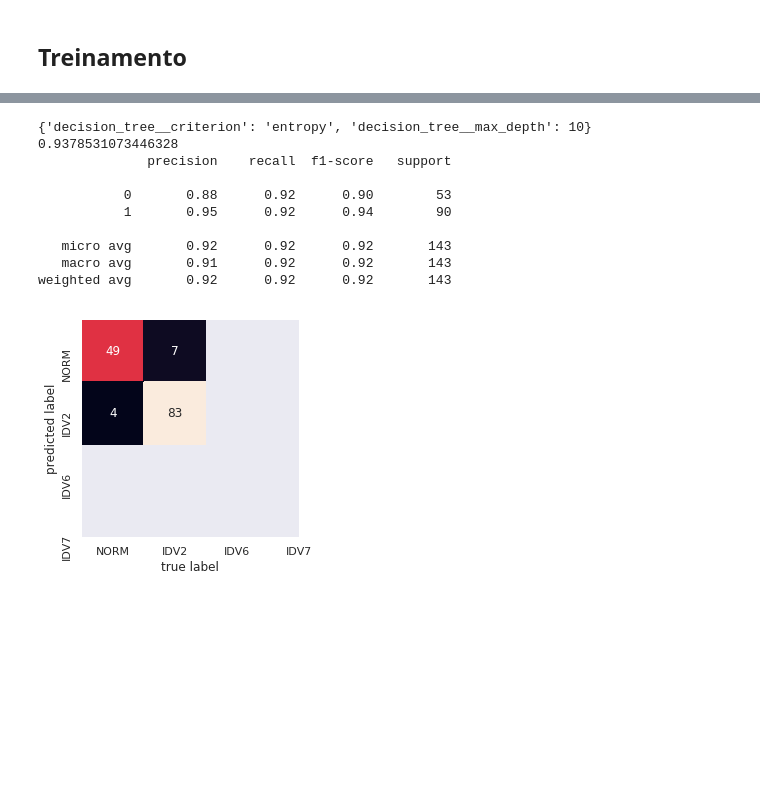
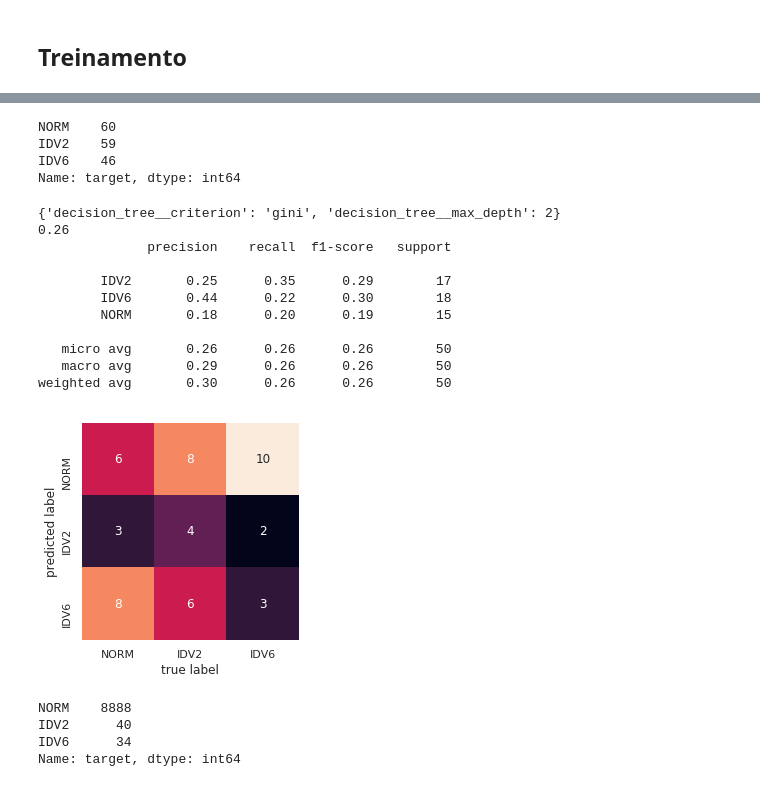
Before and after one commit to ruteee/process-state-decision, a Jupyter notebook: Trabalho Árvores de Decisão.ipynb, the cells around one changed output, grey strips where cells are left out. Drawn from its saved outputs; the diff is of its cells as text; code cells hidden in the pictures; blank space fills up the shorter version.

Commit message:
Implementtin of method to construct dataset with slopes of samples of process curve. Usage of heart dataset

```diff
--- a/Trabalho Árvores de Decisão.ipynb
+++ b/Trabalho Árvores de Decisão.ipynb
@@ -25,0 +33,8 @@ from sklearn import datasets
+# %%
+data = pd.read_csv("slopes_hour.csv", index_col=0)
+data['target'] = "NORM"
+data.loc[(data['target'].index >= 74.8) & (data['target'].index <= 94.42), 'target'] = "IDV2"
+data.loc[(data['target'].index >= 138.38) & (data['target'].index <= 142.03), 'target'] = "IDV7"
+data.loc[(data['target'].index >= 196.93) & (data['target'].index <= 212.06), 'target'] = "IDV6"
+# %%
+data.drop(data[data['target'] == "IDV7"].index, inplace=True)
@@ -25,0 +50,6 @@ from sklearn import datasets
+# %%
+data_norm = data[data['target'] == "NORM"]
+data_balanced = data_norm.sample(n=60)
+data_balanced = data_balanced.append(data[data['target'] == "IDV6"])
+data_balanced = data_balanced.append(data[data['target'] == "IDV2"])
+data_balanced
@@ -26,7 +77,16 @@ from sklearn import datasets
+# %%
+data_balanced['target'].value_counts()
+# %% [output]
+NORM    60
+IDV2    59
+IDV6    46
+Name: target, dtype: int64
+# %%
+X_train, X_test, y_train, y_test = train_test_split(data_balanced[data_balanced.columns[0:-1]], data_balanced['target'], test_size=0.3, train_size=0.7)
 # %%
 # Load data
-data = datasets.load_breast_cancer()
-target_names = ['NORM', 'IDV2', 'IDV6', 'IDV7']
+#data = datasets.load_breast_cancer()
+target_names = ['NORM', 'IDV2', 'IDV6']
 
 # Cross Validation
 model = DecisionTreeClassifier()
@@ -42,39 +102,47 @@ steps = [
 pipe = Pipeline(steps)
 
 pipe_params = {
 #     'slope__n': range(3, 21), # 2 < n <= 20, equivalente a 12 minutos
     'decision_tree__max_depth': range(1, 11),
     'decision_tree__criterion': ['gini', 'entropy']
 }
 
-grid_cv = GridSearchCV(pipe, param_grid=pipe_params, cv=10, scoring='f1')
+grid_cv = GridSearchCV(pipe, param_grid=pipe_params, cv=10)
 grid_cv.fit(X_train, y_train)
 best_params = grid_cv.best_params_
 y_pred = grid_cv.predict(X_test)
 
 print(grid_cv.best_params_)
 print(grid_cv.score(X_test, y_test))
 print(classification_report(y_test, y_pred))
 
 mat = confusion_matrix(y_test, y_pred)
 sns.heatmap(mat.T,
             square=True,
             annot=True,
             fmt='d',
             cbar=False,
             xticklabels=target_names,
             yticklabels=target_names)
 plt.xlabel('true label')
 plt.ylabel('predicted label');
 # %% [output]
-{'decision_tree__criterion': 'entropy', 'decision_tree__max_depth': 10}
-0.9378531073446328
+{'decision_tree__criterion': 'gini', 'decision_tree__max_depth': 2}
+0.26
               precision    recall  f1-score   support
 
-           0       0.88      0.92      0.90        53
-           1       0.95      0.92      0.94        90
+        IDV2       0.25      0.35      0.29        17
+        IDV6       0.44      0.22      0.30        18
+        NORM       0.18      0.20      0.19        15
 
-   micro avg       0.92      0.92      0.92       143
-   macro avg       0.91      0.92      0.92       143
-weighted avg       0.92      0.92      0.92       143
+   micro avg       0.26      0.26      0.26        50
+   macro avg       0.29      0.26      0.26        50
+weighted avg       0.30      0.26      0.26        50
-[figure, old version]
+[figure, new version]
+# %%
+y_train.value_counts()
+# %% [output]
+NORM    8888
+IDV2      40
+IDV6      34
+Name: target, dtype: int64
```
Also changed, not shown: parts of 6 cells of this notebook, 4 other files.
